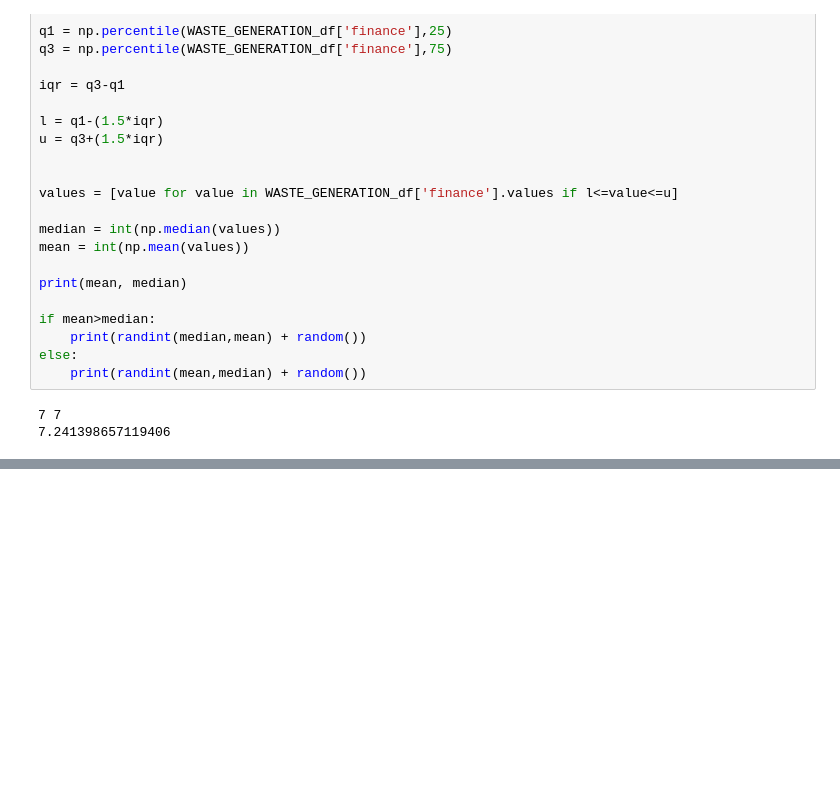
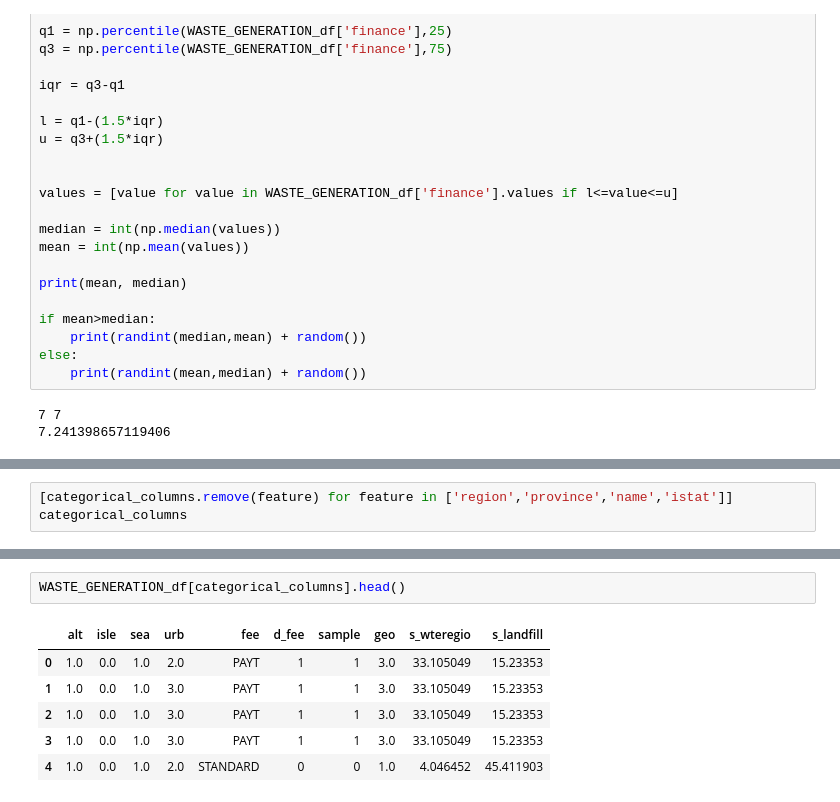
Before and after one commit to Gourav052003/Machine-Learning-Solutions-for-Predicting-Municipal-Waste-Costs-and-Sustainable-Resource-Management, a Jupyter notebook: Impact Analysis/Revenue Prediction.ipynb, the cells around one changed output, grey strips where cells are left out. Cells and saved outputs as stored; diff of their text form; blank space fills up the shorter version.

```diff
--- a/Impact Analysis/Revenue Prediction.ipynb
+++ b/Impact Analysis/Revenue Prediction.ipynb
@@ -432,0 +485,3 @@ for i,col in enumerate(col_names):
+# %%
+[categorical_columns.remove(feature) for feature in ['region','province','name','istat']]
+categorical_columns
@@ -432,0 +499,9 @@ for i,col in enumerate(col_names):
+# %%
+WASTE_GENERATION_df[categorical_columns].head()
+# %% [output]
+|  | alt | isle | sea | urb | fee | d_fee | sample | geo | s_wteregio | s_landfill |
+| 0 | 1.0 | 0.0 | 1.0 | 2.0 | PAYT | 1 | 1 | 3.0 | 33.105049 | 15.23353 |
+| 1 | 1.0 | 0.0 | 1.0 | 3.0 | PAYT | 1 | 1 | 3.0 | 33.105049 | 15.23353 |
+| 2 | 1.0 | 0.0 | 1.0 | 3.0 | PAYT | 1 | 1 | 3.0 | 33.105049 | 15.23353 |
+| 3 | 1.0 | 0.0 | 1.0 | 3.0 | PAYT | 1 | 1 | 3.0 | 33.105049 | 15.23353 |
+| 4 | 1.0 | 0.0 | 1.0 | 2.0 | STANDARD | 0 | 0 | 1.0 | 4.046452 | 45.411903 |
```
Also changed, not shown: parts of 8 cells of this notebook.
